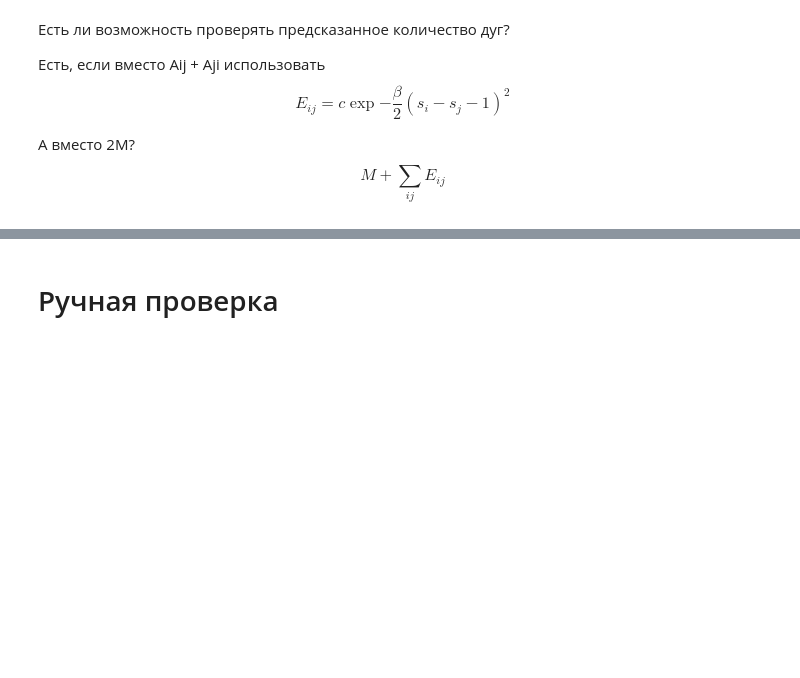
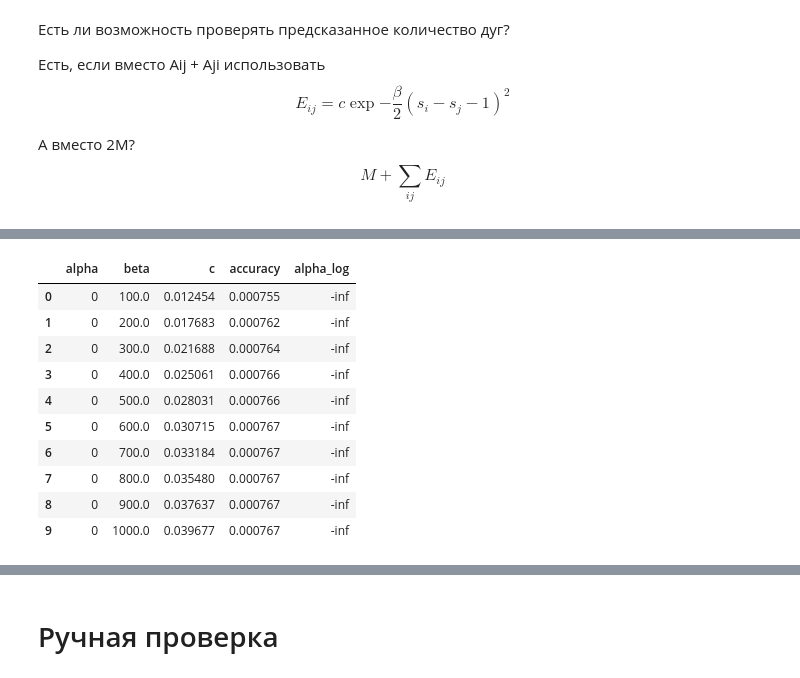
Before and after one commit to belya/cyberd, a Jupyter notebook: research/ethereum/cross-validation.ipynb, the cells around one changed output, grey strips where cells are left out. Cells and saved outputs as stored; diff of their text form; code cells hidden in the pictures; blank space fills up the shorter version.

```diff
--- a/research/ethereum/cross-validation.ipynb
+++ b/research/ethereum/cross-validation.ipynb
@@ -121,29 +274,33 @@ accuracy(test_df, [1/3, 2/3, 1], [3, 3, 1])
 # %%
-# alphas = [0]
-alphas = np.logspace(-2, 2, 5)
-cs = [1.25] # np.linspace(0.5, 1.5, 5)
-betas = [10] # np.linspace(10, 40, 5)
+alphas = [0]
+# alphas = np.logspace(-2, 2, 5)
+# cs = np.logspace(-2, 3, 10)
+betas = np.linspace(100, 1000, 10)
 split = ShuffleSplit(n_splits=5)
 # split = TimeSeriesSplit(n_splits=5)
 
 train_metrics = {}
 test_metrics = {}
 
-for train_index, test_index in split.split(transactions_df):
-    train = create_dataset(transactions_df.loc[train_index])
-    print("Train size: {} samples".format(train.shape[0]))
-    train_addresses = list([a for a, _ in train.index] + [b for _, b in train.index])
-    test = create_dataset(transactions_df.loc[test_index], addresses=train_addresses)
-    print("Test size: {} samples".format(test.shape[0]))
-    for alpha in alphas:
-        ranks = find_ranks(train, alpha=alpha)
-        for beta, c in itertools.product(betas, cs):
-            train_directions, train_edges = predict_edges(train, ranks, beta=beta, c=c)
-            test_directions, test_edges = predict_edges(test, ranks, beta=beta, c=c)
-            train_metrics[(alpha, beta, c)] = train_metrics.get((alpha, beta, c), []) + [accuracy(train, train_directions, train_edges)]
-            test_metrics[(alpha, beta, c)] = test_metrics.get((alpha, beta, c), []) + [accuracy(test, test_directions, test_edges)]
-            print("Train accuracy: ", train_metrics[(alpha, beta, c)][-1])
-            print("Test accuracy: ", test_metrics[(alpha, beta, c)][-1])
+train_index, test_index = next(split.split(transactions_df))
+# for train_index, test_index in :
+train = create_dataset(transactions_df.loc[train_index])
+print("Train size: {} samples".format(train.shape[0]))
+train_addresses = list([a for a, _ in train.index] + [b for _, b in train.index])
+test = create_dataset(transactions_df.loc[test_index], addresses=train_addresses)
+print("Test size: {} samples".format(test.shape[0]))
+for alpha in alphas:
+    ranks = find_ranks(train, alpha=alpha)
+    for beta in betas:
+        c = infer_density(train, ranks, beta=beta)
+        print(beta, c)
+        train_directions, train_edges, train_sum = predict_edges(train, ranks, beta=beta, c=c)
+        test_directions, test_edges, test_sum = predict_edges(test, ranks, beta=beta, c=c)
+        print(train_sum, test_sum)
+        train_metrics[(alpha, beta, c)] = train_metrics.get((alpha, beta, c), []) + [accuracy(train, train_directions, train_edges, train_sum)]
+        test_metrics[(alpha, beta, c)] = test_metrics.get((alpha, beta, c), []) + [accuracy(test, test_directions, test_edges, test_sum)]
+        print("Train accuracy: ", train_metrics[(alpha, beta, c)][-1])
+        print("Test accuracy: ", test_metrics[(alpha, beta, c)][-1])
 pprint(train_metrics)
 pprint(test_metrics)
 # %% [output]
@@ -176 +351,15 @@ plt.plot(test_metrics_df.groupby("alpha_log")["accuracy"].mean())
+# %%
+train_metrics_df.sort_values("c")
+# %% [output]
+|  | alpha | beta | c | accuracy | alpha_log |
+| 0 | 0 | 100.0 | 0.012454 | 0.000755 | -inf |
+| 1 | 0 | 200.0 | 0.017683 | 0.000762 | -inf |
+| 2 | 0 | 300.0 | 0.021688 | 0.000764 | -inf |
+| 3 | 0 | 400.0 | 0.025061 | 0.000766 | -inf |
+| 4 | 0 | 500.0 | 0.028031 | 0.000766 | -inf |
+| 5 | 0 | 600.0 | 0.030715 | 0.000767 | -inf |
+| 6 | 0 | 700.0 | 0.033184 | 0.000767 | -inf |
+| 7 | 0 | 800.0 | 0.035480 | 0.000767 | -inf |
+| 8 | 0 | 900.0 | 0.037637 | 0.000767 | -inf |
+| 9 | 0 | 1000.0 | 0.039677 | 0.000767 | -inf |
 # %%
```
Also changed, not shown: parts of 28 cells of this notebook.
